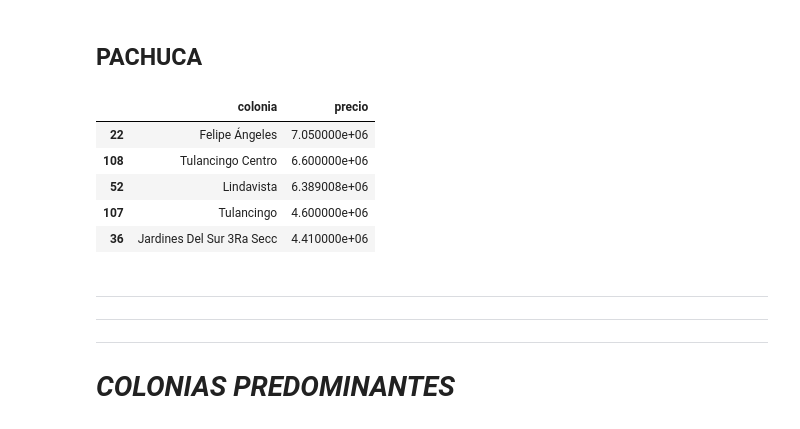
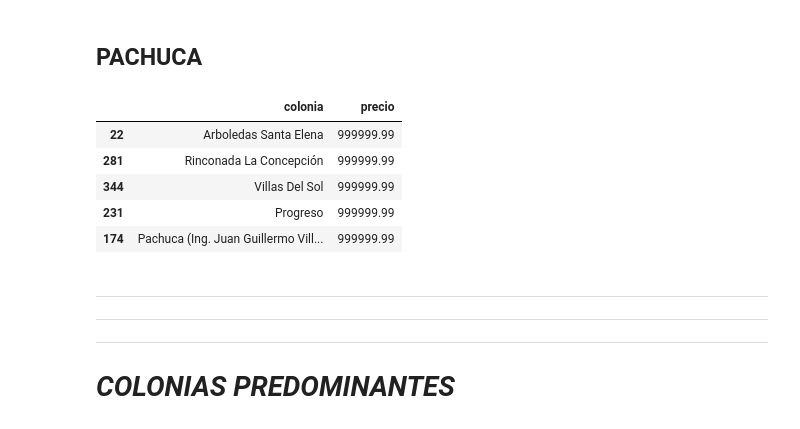
Before and after one commit to MiguelDWT4toCreativo/Datalpine, a Jupyter notebook: resources/jupyter/colonias.ipynb, the cells around one changed output. Cells and saved outputs as stored; diff of their text form; code cells hidden in the pictures.

Commit message:
Colonias más caras Pachuca

```diff
--- a/resources/jupyter/colonias.ipynb
+++ b/resources/jupyter/colonias.ipynb
@@ -415,15 +405,19 @@ preciocol_oct_2023_tulgo = df_alfa_q_oct_2023_tulancingo[['precio', 'colonia']]
+# %%
+#preciocol_df_alfa_q_feb_2023_pachuca = df_alfa_q_feb_2023_pachuca[['precio', 'colonia']]
+preciocol_df_alfa_q_jul_2023_pachuca = df_alfa_q_jul_2023_pachuca[['precio', 'colonia']]
+preciocol_df_alfa_q_jun_2023_pachuca = df_alfa_q_jun_2023_pachuca[['precio', 'colonia']]
+preciocol_df_alfa_q_mar_2023_pachuca = df_alfa_q_mar_2023_pachuca[['precio', 'colonia']]
+preciocol_df_alfa_q_nov_2022_pachuca = df_alfa_q_nov_2022_pachuca[['precio', 'colonia']]
+preciocol_df_alfa_q_oct_2022_pachuca = df_alfa_q_oct_2022_pachuca[['precio', 'colonia']]
+preciocol_df_alfa_q_sep_2023_pachuca = df_alfa_q_sep_2023_pachuca[['precio', 'colonia']]
 # %%
 # Concatenar todos los DataFrames individuales en uno solo
-df_concatenado = pd.concat([preciocol_may_2022_tulgo,
-                            preciocol_jul_2022_tulgo,
-                            preciocol_oct_2022_tulgo,
-                            preciocol_mar_2023_tulgo,
-                            preciocol_may_2023_tulgo,
-                            preciocol_jun_2023_tulgo,
-                            preciocol_jul_2023_tulgo,
-                            preciocol_sep_2023_tulgo,
-                            preciocol_oct_2023_tulgo
+df_concatenado = pd.concat([preciocol_df_alfa_q_jul_2023_pachuca,
+                            preciocol_df_alfa_q_jun_2023_pachuca,
+                            preciocol_df_alfa_q_mar_2023_pachuca,
+                            preciocol_df_alfa_q_nov_2022_pachuca,
+                            preciocol_df_alfa_q_oct_2022_pachuca,
+                            preciocol_df_alfa_q_sep_2023_pachuca,
                         ])
-
 # Normalizar el nombre de la colonia
 df_concatenado['colonia'] = df_concatenado['colonia'].str.lower().str.strip()
@@ -434,21 +439,23 @@ df_concatenado['colonia'] = df_concatenado['colonia'].replace('felipe angeles',
 # %%
 # Agrupar por colonia y calcular el promedio de precios
 df_promedio_colonia = df_concatenado.groupby('colonia')['precio'].mean().reset_index()
+
 # Convertir la primera letra de cada palabra en la columna "colonia" a mayúscula
 df_promedio_colonia['colonia'] = df_promedio_colonia['colonia'].str.title()
-# Ordenar por precio promedio en orden descendente
-df_promedio_colonia = df_promedio_colonia.sort_values(by='precio', ascending=False)
+
+# Eliminar filas donde el nombre de la colonia está vacío
+df_promedio_colonia = df_promedio_colonia[df_promedio_colonia['colonia'] != '']
 
 # Seleccionar las colonias más caras
-top_colonias_caras = df_promedio_colonia.head(5)
+top_colonias_caras = df_promedio_colonia.sort_values(by='precio', ascending=False).head(5)
 top_colonias_caras
 # %% [output]
 |  | colonia | precio |
-| 22 | Felipe Ángeles | 7.050000e+06 |
-| 108 | Tulancingo Centro | 6.600000e+06 |
-| 52 | Lindavista | 6.389008e+06 |
-| 107 | Tulancingo | 4.600000e+06 |
-| 36 | Jardines Del Sur 3Ra Secc | 4.410000e+06 |
+| 22 | Arboledas Santa Elena | 999999.99 |
+| 281 | Rinconada La Concepción | 999999.99 |
+| 344 | Villas Del Sol | 999999.99 |
+| 231 | Progreso | 999999.99 |
+| 174 | Pachuca (Ing. Juan Guillermo Vill... | 999999.99 |
 # %%
 colores = ['#df00ff','#939fad','#6773df','#67c2df','#7cc668','#ffb038','#ff4853','#3d45c0']
 col = top_colonias_caras['colonia']
```
Also changed, not shown: parts of 4 cells of this notebook, 2 other files.
